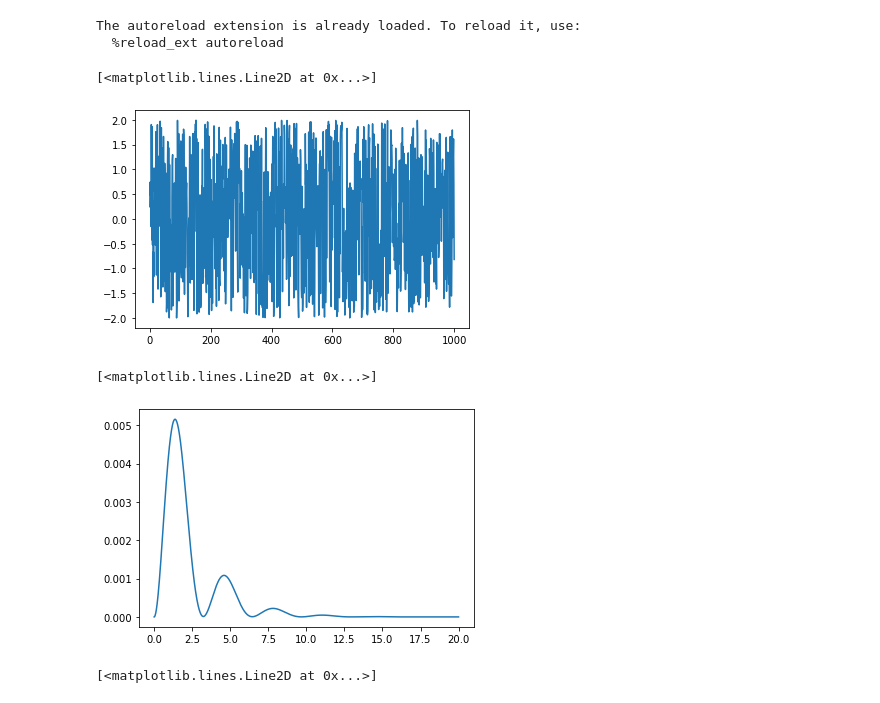
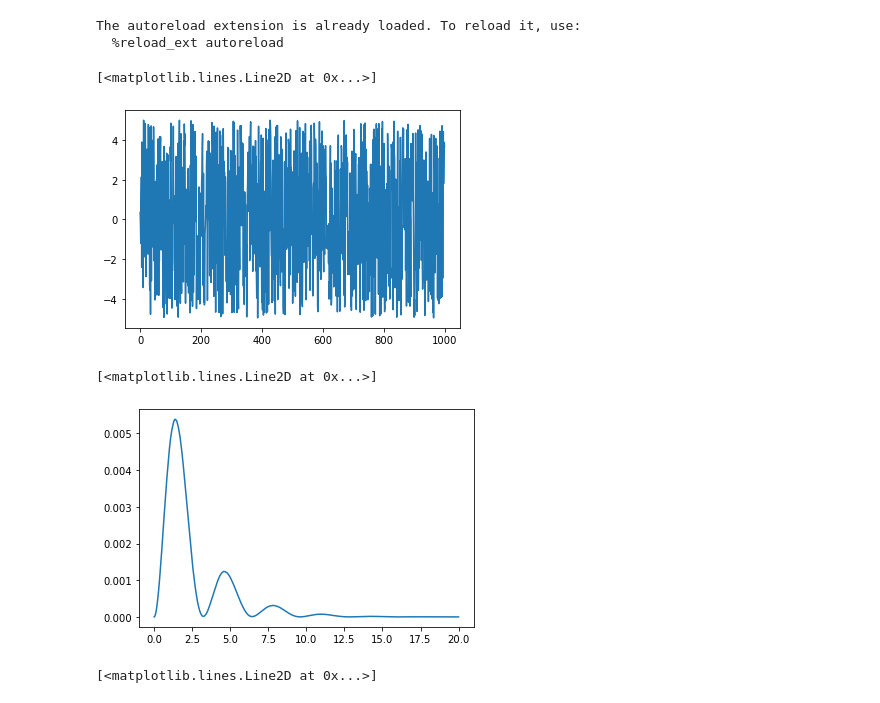
Before and after one commit to rahultrivedi1995/photon_emission_qcontrol, a Jupyter notebook: experiments.ipynb, the cells around one changed output. Cells and saved outputs as stored; diff of their text form; code cells hidden in the pictures.

```diff
--- a/experiments.ipynb
+++ b/experiments.ipynb
@@ -15,18 +15,18 @@ The autoreload extension is already loaded. To reload it, use:
   %reload_ext autoreload
 # %%
 state = cavity_qed_systems.ModulatedTavisCumming(0.01, 2000, [0], 1.0, 1.0)
-delta = ppulse.DirectParameterizedPulse(10, 1000, [2, -2])
+delta = ppulse.DirectParameterizedPulse(10, 1000, [5, -5])
 plt.plot(delta.state())
 # %% [output]
 [<matplotlib.lines.Line2D at 0x...>]
-[figure, old version]
+[figure, new version]
 # %%
 mps = state.get_mps([delta])
 single_ph_proj = cmps_utils.compute_single_ph_proj(mps)
 plt.plot(state.times, np.abs(single_ph_proj)**2)
 # %% [output]
 [<matplotlib.lines.Line2D at 0x...>]
-[figure, old version]
+[figure, new version]
 # %%
 target_photon_pulse = pulse.GaussianPulse(1.0, 9.0, 1.0)
 target_mps = cmps_utils.single_ph_state_as_mps(
```
Also changed, not shown: parts of 5 cells of this notebook, 1 other file.
